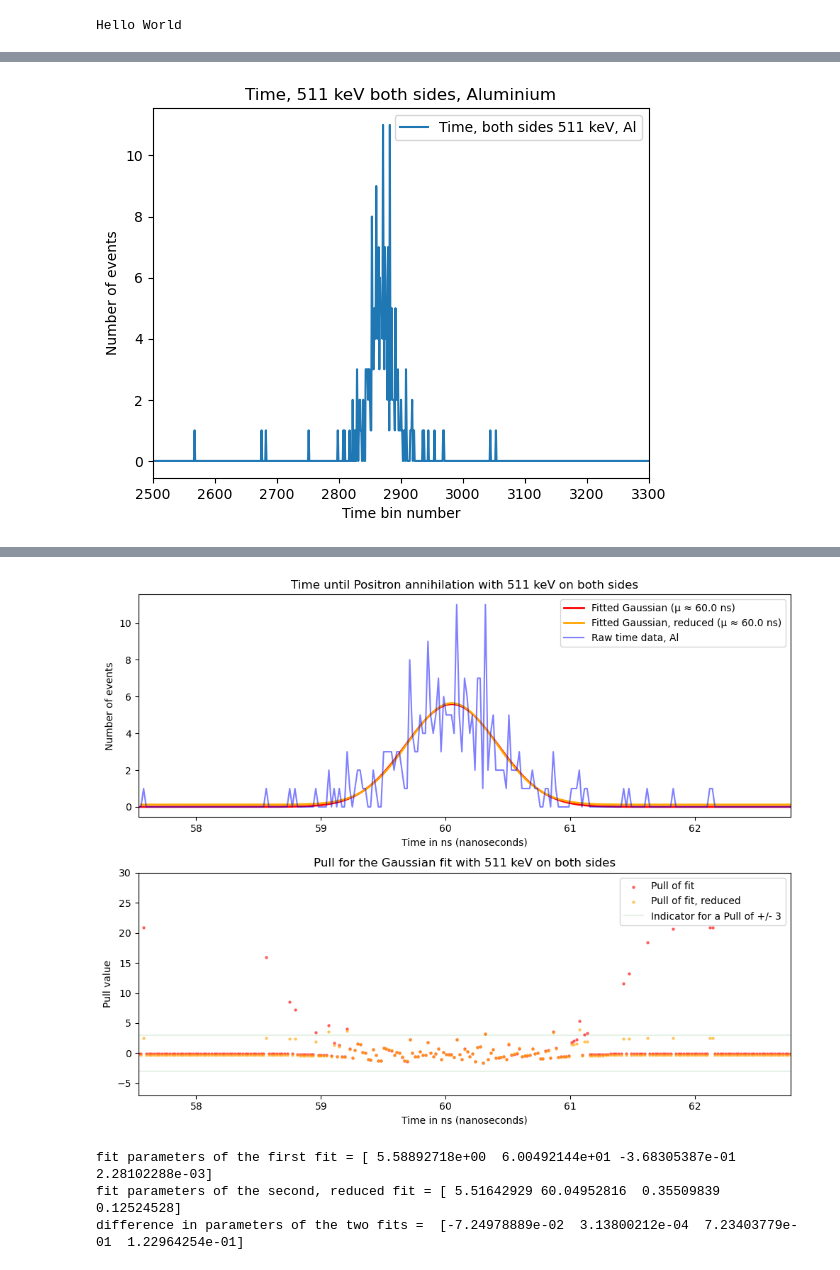
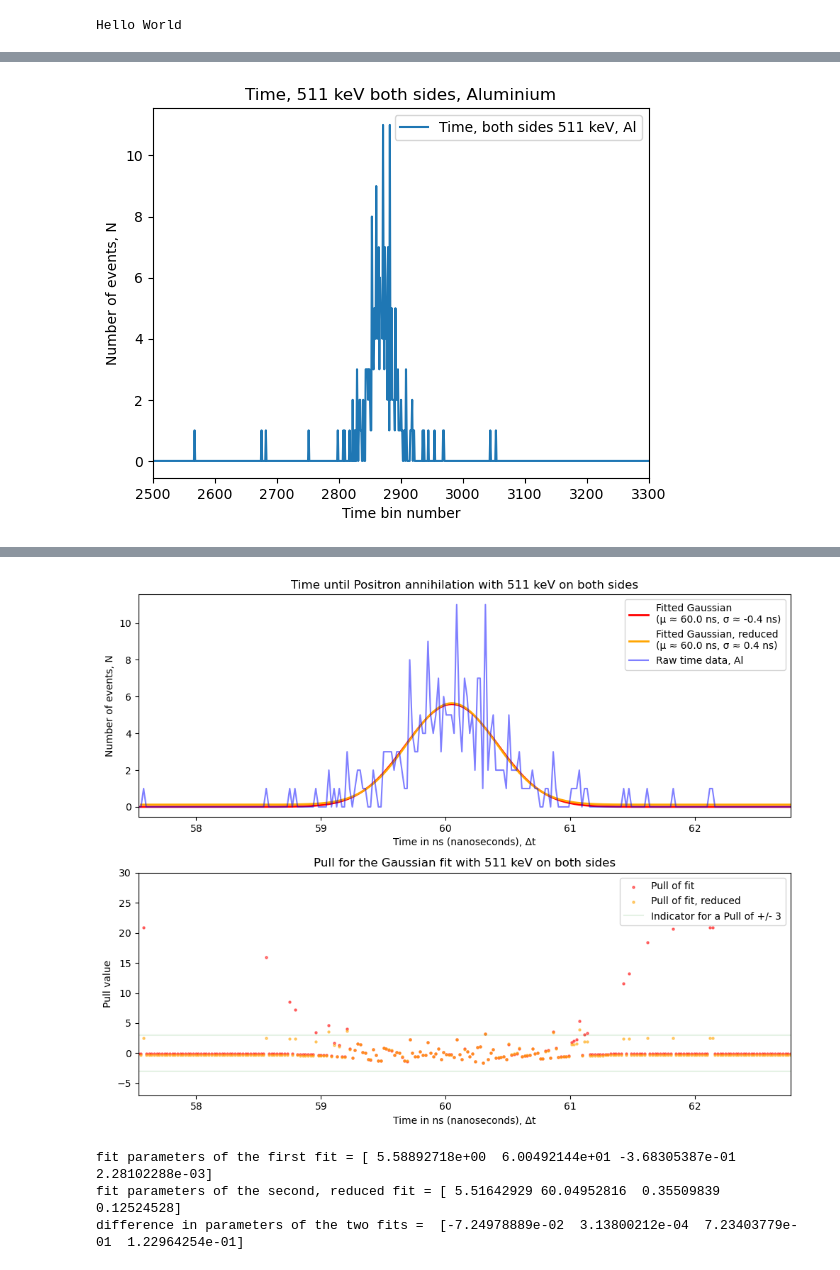
Before and after one commit to Royeth-Boss/KT-1-Lab-Positronium, a Jupyter notebook: Fits_and_plots.ipynb, the cells around one changed output, grey strips where cells are left out. Drawn from its saved outputs; the diff is of its cells as text; code cells hidden in the pictures.

```diff
--- a/Fits_and_plots.ipynb
+++ b/Fits_and_plots.ipynb
@@ -662,7 +687,7 @@ plt.plot(data_time_both_511_gate_al, label="Time, both sides 511 keV, Al")
 
 plt.title("Time, 511 keV both sides, Aluminium")
 plt.xlabel("Time bin number")
-plt.ylabel("Number of events")
+plt.ylabel("Number of events, N")
 
 plt.legend(loc='upper right')
 plt.xlim(2500, 3300)
@@ -702,12 +727,12 @@ Pull_both_511 = (data_time_both_511_gate_al - y_fit) / np.sqrt(y_fit)
 fig, axs = plt.subplots(2, 1, figsize=(10, 8))
 
 # Plot the fit in the upper plot
-axs[0].plot(x_fit * nanoseconds_per_bin, y_fit, label=f"Fitted Gaussian (μ ≈ {mu_both_511:.1f} ns)", color="red")
+axs[0].plot(x_fit * nanoseconds_per_bin, y_fit, label=f"Fitted Gaussian \n(μ ≈ {mu_both_511:.1f} ns,σ ≈ {sigma_both_511:.1f} ns)", color="red")
 axs[0].plot(x_fit * nanoseconds_per_bin, data_time_both_511_gate_al, label="Raw time data, Al", color="blue", alpha=0.5)
 
 axs[0].set_title("Time until Positron annihilation with 511 keV on both sides")
-axs[0].set_xlabel("Time in ns (nanoseconds)")
-axs[0].set_ylabel("Number of events")
+axs[0].set_xlabel("Time in ns (nanoseconds), Δt")
+axs[0].set_ylabel("Number of events, N")
 
 axs[0].legend(loc='upper right')
 axs[0].set_xlim(lower_cutoff * nanoseconds_per_bin, higher_cutoff * nanoseconds_per_bin)
@@ -720,7 +745,7 @@ axs[1].plot(x_fit * nanoseconds_per_bin, np.full_like(x_fit, 3), color="green",
 axs[1].plot(x_fit * nanoseconds_per_bin, np.full_like(x_fit, -3), color="green", alpha=0.1)
 
 axs[1].set_title("Pull for the Gaussian fit with 511 keV on both sides")
-axs[1].set_xlabel("Time in ns (nanoseconds)")
+axs[1].set_xlabel("Time in ns (nanoseconds), Δt")
 axs[1].set_ylabel("Pull value")
 
 axs[1].legend()
@@ -752,7 +777,7 @@ plt.title("Time, 511 keV both sides, Al")
 
 plt.title("Time, 511 keV both sides, Aluminium")
 plt.xlabel("Time bin number")
-plt.ylabel("Number of events")
+plt.ylabel("Number of events, N")
 
 plt.legend(loc='upper right')
 # plt.xlim(0,)
@@ -786,12 +811,12 @@ fig, axs = plt.subplots(2, 1, figsize=(10, 8))
 
 # Plot the fit in the upper plot
 axs[0].plot(x_fit_reduced, y_fit_reduced,
-            label=f"Fitted Gaussian, reduced (μ ≈ {mu_both_511_reduced:.1f} ns)", linewidth=2, color="orange")
+            label=f"Fitted Gaussian, reduced \n(μ ≈ {mu_both_511_reduced:.1f} ns, σ ≈ {sigma_both_511_reduced:.1f} ns)", linewidth=2, color="orange")
 axs[0].plot(x_fit_reduced,data_time_both_511_gate_al_relevant, label="Raw time data, Al, reduced", color="blue", alpha=0.5)
 
 axs[0].set_title("Time until Positron annihilation with 511 keV on both sides")
-axs[0].set_xlabel("Time in ns (nanoseconds)")
-axs[0].set_ylabel("Number of events")
+axs[0].set_xlabel("Time in ns (nanoseconds), Δt")
+axs[0].set_ylabel("Number of events, N")
 
 axs[0].legend(loc='upper right')
 
@@ -803,7 +828,7 @@ axs[1].plot(x_fit_reduced, np.full_like(x_fit_reduced, 3), color="green", alpha=
 axs[1].plot(x_fit_reduced, np.full_like(x_fit_reduced, -3), color="green", alpha=0.1)
 
 axs[1].set_title("Pull for the Gaussian fit with 511 keV on both sides")
-axs[1].set_xlabel("Time in ns (nanoseconds)")
+axs[1].set_xlabel("Time in ns (nanoseconds), Δt")
 axs[1].set_ylabel("Pull value")
 
 axs[1].legend(loc='upper right')
@@ -825,14 +850,14 @@ plt.close()
 fig, axs = plt.subplots(2, 1, figsize=(10, 8))
 
 # Plot the fits in the upper plot
-axs[0].plot(x_fit * nanoseconds_per_bin, y_fit, label=f"Fitted Gaussian (μ ≈ {mu_both_511:.1f} ns)", linewidth=2, color="red")
+axs[0].plot(x_fit * nanoseconds_per_bin, y_fit, label=f"Fitted Gaussian \n(μ ≈ {mu_both_511:.1f} ns, σ ≈ {sigma_both_511:.1f} ns)", linewidth=2, color="red")
 axs[0].plot(x_fit_reduced, y_fit_reduced,
-            label=f"Fitted Gaussian, reduced (μ ≈ {mu_both_511_reduced:.1f} ns)", linewidth=2, color="orange")
+            label=f"Fitted Gaussian, reduced \n(μ ≈ {mu_both_511_reduced:.1f} ns, σ ≈ {sigma_both_511_reduced:.1f} ns)", linewidth=2, color="orange")
 axs[0].plot(x_fit * nanoseconds_per_bin, data_time_both_511_gate_al, label="Raw time data, Al", color="blue", alpha=0.5)
 
 axs[0].set_title("Time until Positron annihilation with 511 keV on both sides")
-axs[0].set_xlabel("Time in ns (nanoseconds)")
-axs[0].set_ylabel("Number of events")
+axs[0].set_xlabel("Time in ns (nanoseconds), Δt")
+axs[0].set_ylabel("Number of events, N")
 
 axs[0].legend(loc='upper right')
 axs[0].set_xlim(lower_cutoff * nanoseconds_per_bin, higher_cutoff * nanoseconds_per_bin)
@@ -843,7 +868,7 @@ axs[1].scatter(x_fit_reduced, Pull_both_511_reduced, label="Pull of fit, reduced
                s=5, marker='o', alpha=0.5)
 
 axs[1].set_title("Pull for the Gaussian fit with 511 keV on both sides")
-axs[1].set_xlabel("Time in ns (nanoseconds)")
+axs[1].set_xlabel("Time in ns (nanoseconds), Δt")
 axs[1].set_ylabel("Pull value")
 
 # Create lines in the plot at the y-values 3 and -3
@@ -864,4 +889,4 @@ print("fit parameters of the first fit =",optimized_parameters_both_511)
 print("fit parameters of the second, reduced fit =", optimized_parameters_both_511_reduced)
 print("difference in parameters of the two fits = ", optimized_parameters_both_511_reduced - optimized_parameters_both_511)
 # %% [output]
-[figure, old version]
+[figure, new version]
@@ -871,4 +896,4 @@ print("difference in parameters of the two fits = ", optimized_parameters_both_5
-[figure, old version]
+[figure, new version]
 fit parameters of the first fit = [ 5.58892718e+00  6.00492144e+01 -3.68305387e-01  2.28102288e-03]
 fit parameters of the second, reduced fit = [ 5.51642929 60.04952816  0.35509839  0.12524528]
 difference in parameters of the two fits =  [-7.24978889e-02  3.13800212e-04  7.23403779e-01  1.22964254e-01]
```
Also changed, not shown: parts of 6 cells of this notebook, 14 other files.
